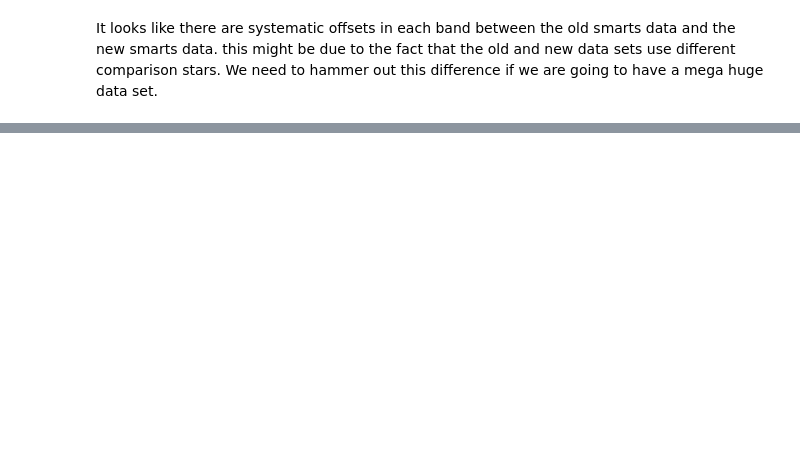
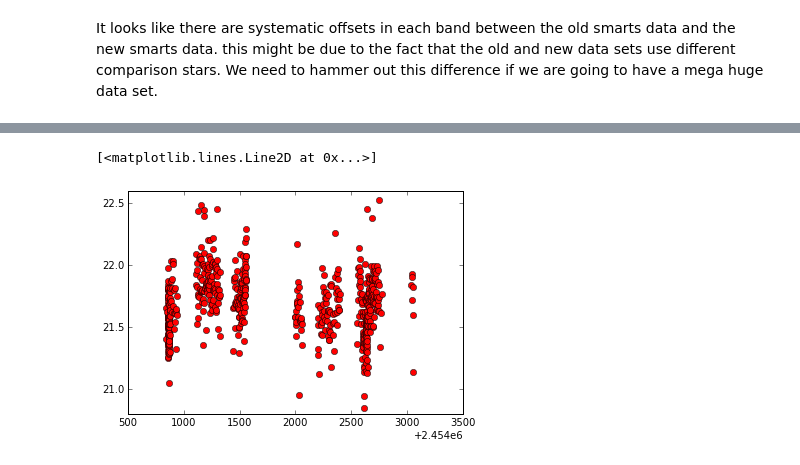
Before and after one commit to ih64/A0620, a Jupyter notebook: Untitled.ipynb, the cells around one changed output, grey strips where cells are left out. Saved outputs shown, nothing was run; the diff lists cells and outputs as text; code cells hidden in the pictures; blank space fills up the shorter version.

Commit message:
compared andys old data to my photometry data when I use his comparison stars. differences look much more agreeable

```diff
--- a/Untitled.ipynb
+++ b/Untitled.ipynb
@@ -371,0 +473,42 @@ It looks like there are systematic offsets in each band between the old smarts d
+# %%
+#function reads open photometry files and looks up the quantities we're interested in, like magnitude, error, jd, airmass
+#then takes this data and puts it in a pandas data frame
+def magtodf(pathToMagFiles):
+    magfiles=glob.glob(pathToMagFiles)
+
+    rowdict={'fname':[],'date':[],'juliandate':[],'airmass':[],
+             'mag1':[],'mag2':[],'mag3':[],
+             'merr1':[], 'merr2':[], 'merr3':[]}
+
+    for i in magfiles:
+        photdata=ascii.read(i)
+        if np.ma.is_masked(photdata['MAG']):
+            photdata['MAG'][photdata['MAG'].mask]=np.nan
+        if np.ma.is_masked(photdata['MERR']):
+            photdata['MERR'][photdata['MERR'].mask]=np.nan
+        rowdict['fname'].append(photdata['IMAGE'][0])
+        rowdict['date'].append(float(photdata['IMAGE'][0][4:10]))
+        rowdict['juliandate'].append(photdata['OTIME'][0])
+        rowdict['airmass'].append(photdata['XAIRMASS'][0])
+        rowdict['mag1'].append(photdata['MAG'][0])
+        rowdict['mag2'].append(photdata['MAG'][1])
+        rowdict['mag3'].append(photdata['MAG'][2])
+
+        rowdict['merr1'].append(photdata['MERR'][0])
+        rowdict['merr2'].append(photdata['MERR'][1])
+        rowdict['merr3'].append(photdata['MERR'][2])
+
+
+    df=pd.DataFrame(rowdict)
+    #change the data type of the date column to int. cant translate from string to int above for some reason
+    df['date']=df['date'].astype(int)
+    return df
+# %%
+photBTableAC=magtodf('fitsimages/B_align/*mag.AC')
+photVTableAC=magtodf('fitsimages/V_align/*mag.AC')
+photITableAC=magtodf('fitsimages/I_align/*mag.AC')
+# %%
+plt.plot(photBTableAC[photBTableAC.mag1 < 22.7].juliandate, photBTableAC[photBTableAC.mag1 < 22.7].mag1,'ro')
+# %% [output]
+[<matplotlib.lines.Line2D at 0x...>]
+[figure, added]
```
Also changed, not shown: parts of 17 cells of this notebook.
